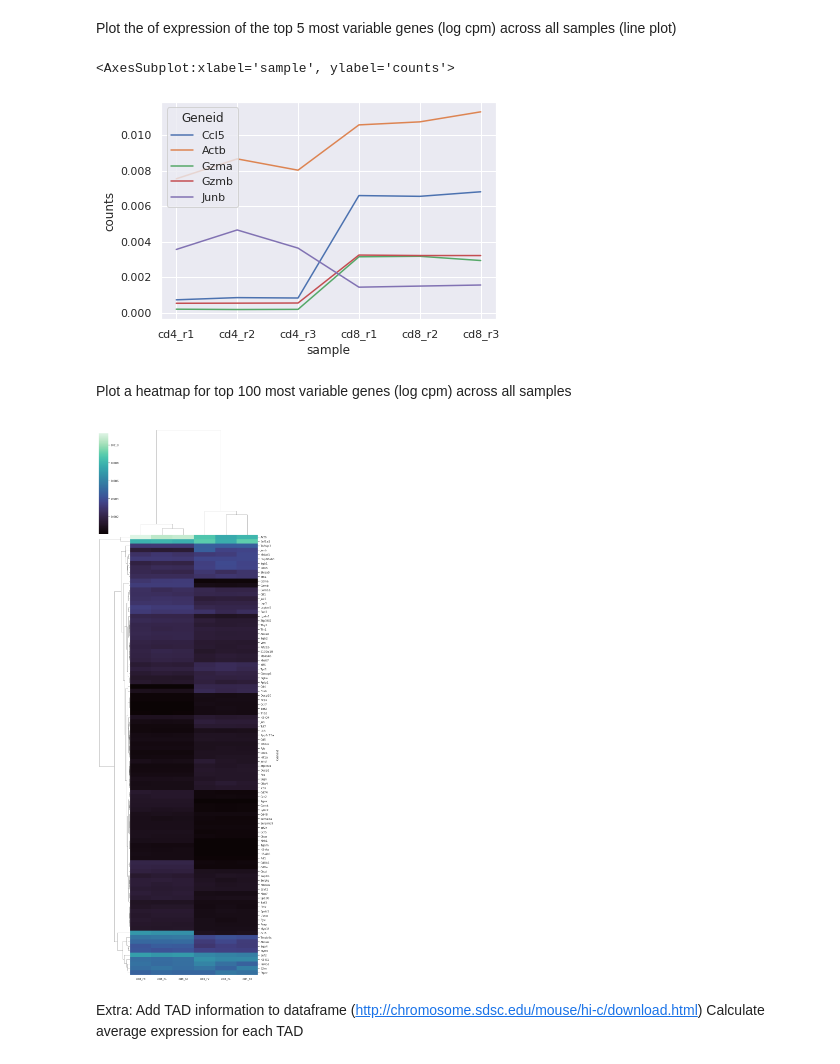
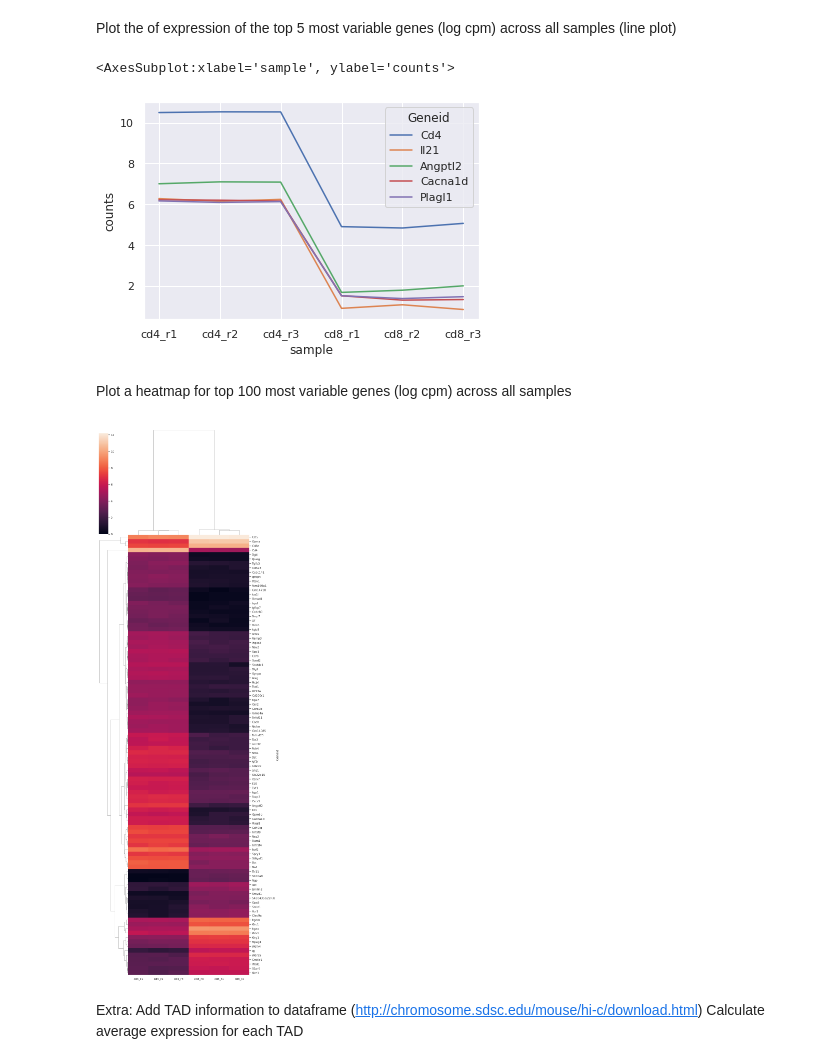
Before and after one commit to ashalaby711/obds_training, a Jupyter notebook: python_datascience/plotting_python.ipynb, the cells around one changed output. Cells and saved outputs as stored; diff of their text form; code cells hidden in the pictures.

```diff
--- a/python_datascience/plotting_python.ipynb
+++ b/python_datascience/plotting_python.ipynb
@@ -569,6 +568,8 @@ sum_counts = filtered_counts_gene_index.sum() #sum the columns i.e. total counts
 display(filtered_counts_gene_index)
 display(sum_counts)
 filtered_counts_gene_index.div(sum_counts, axis=1) #divide the df by the sum of the columns
+filtered_counts_CPM = filtered_counts_gene_index.div(sum_counts, axis=1)*1e6
+filtered_counts_CPM
 # %% [output]
 |  | cd4_r1 | cd4_r2 | cd4_r3 | cd8_r1 | cd8_r2 | cd8_r3 |
 | Geneid |  |  |  |  |  |  |
@@ -655,13 +656,13 @@ top_5_variance_melt
 sns.lineplot(data=top_5_variance_melt, x="sample", y="counts", hue="Geneid")
 # %% [output]
 <AxesSubplot:xlabel='sample', ylabel='counts'>
-[figure, old version]
+[figure, new version]
 # %% [markdown]
 Plot a heatmap for top 100 most variable genes (log cpm) across all samples
 # %%
-g = sns.clustermap(top_100_variance.drop("variance", axis=1), figsize = (10,30), cmap="mako")
+g = sns.clustermap(top_100_variance.drop("variance", axis=1), figsize = (10,30))
 # %% [output]
-[figure, old version]
+[figure, new version]
 # %% [markdown]
 Extra:
 Add TAD information to dataframe (http://chromosome.sdsc.edu/mouse/hi-c/download.html)
```
Also changed, not shown: parts of 4 cells of this notebook.
